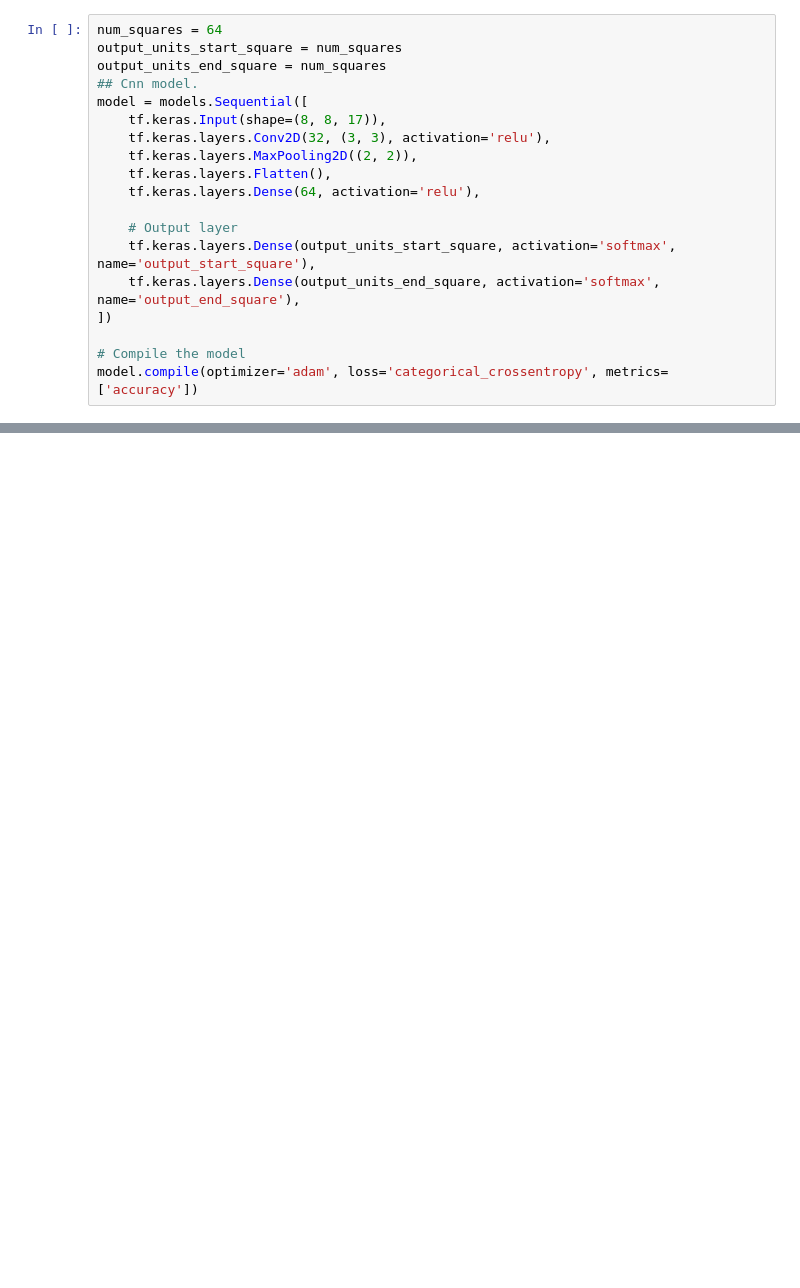
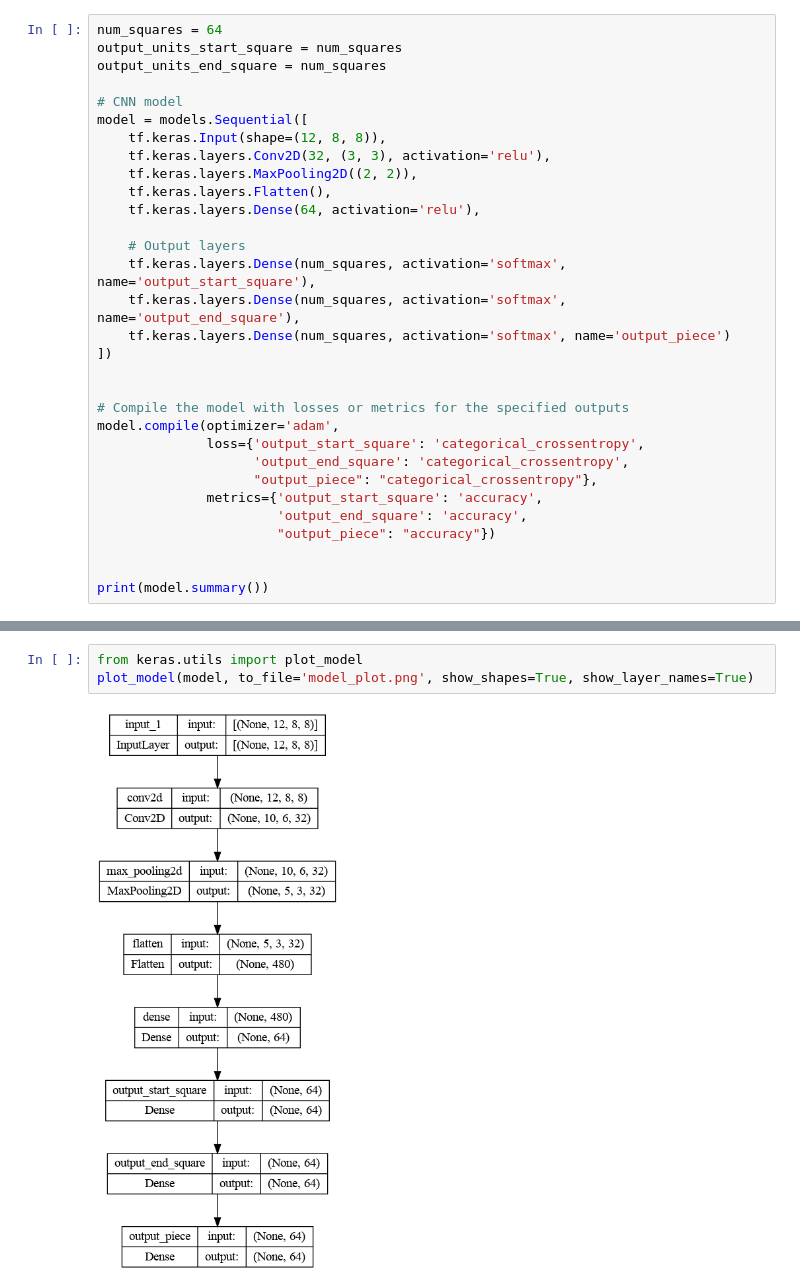
Before and after one commit to JonathanKoerber/chess_prediction_ml_ds510, a Jupyter notebook: supervised/CNN_stockfish_data.ipynb, the cells around one changed output, grey strips where cells are left out. Saved outputs shown, nothing was run; the diff lists cells and outputs as text; blank space fills up the shorter version.

```diff
--- a/supervised/CNN_stockfish_data.ipynb
+++ b/supervised/CNN_stockfish_data.ipynb
@@ -88,18 +36,30 @@ encoded move: [0 6 2 7 0]
 num_squares = 64
 output_units_start_square = num_squares
 output_units_end_square = num_squares
-## Cnn model.
+
+# CNN model
 model = models.Sequential([
-    tf.keras.Input(shape=(8, 8, 17)),
+    tf.keras.Input(shape=(12, 8, 8)),
     tf.keras.layers.Conv2D(32, (3, 3), activation='relu'),
     tf.keras.layers.MaxPooling2D((2, 2)),
     tf.keras.layers.Flatten(),
     tf.keras.layers.Dense(64, activation='relu'),
 
-    # Output layer
-    tf.keras.layers.Dense(output_units_start_square, activation='softmax', name='output_start_square'),
-    tf.keras.layers.Dense(output_units_end_square, activation='softmax', name='output_end_square'),
+    # Output layers
+    tf.keras.layers.Dense(num_squares, activation='softmax', name='output_start_square'),
+    tf.keras.layers.Dense(num_squares, activation='softmax', name='output_end_square'),
+    tf.keras.layers.Dense(num_squares, activation='softmax', name='output_piece')
 ])
 
-# Compile the model
-model.compile(optimizer='adam', loss='categorical_crossentropy', metrics=['accuracy'])
+
+# Compile the model with losses or metrics for the specified outputs
+model.compile(optimizer='adam',
+              loss={'output_start_square': 'categorical_crossentropy',
+                    'output_end_square': 'categorical_crossentropy',
+                    "output_piece": "categorical_crossentropy"},
+              metrics={'output_start_square': 'accuracy',
+                       'output_end_square': 'accuracy',
+                       "output_piece": "accuracy"})
+
+
+print(model.summary())
@@ -105,0 +84,5 @@ model.compile(optimizer='adam', loss='categorical_crossentropy', metrics=['accur
+# %%
+from keras.utils import plot_model
+plot_model(model, to_file='model_plot.png', show_shapes=True, show_layer_names=True)
+# %% [output]
+[figure, added]
```
Also changed, not shown: parts of 13 cells of this notebook, 17 other files.
